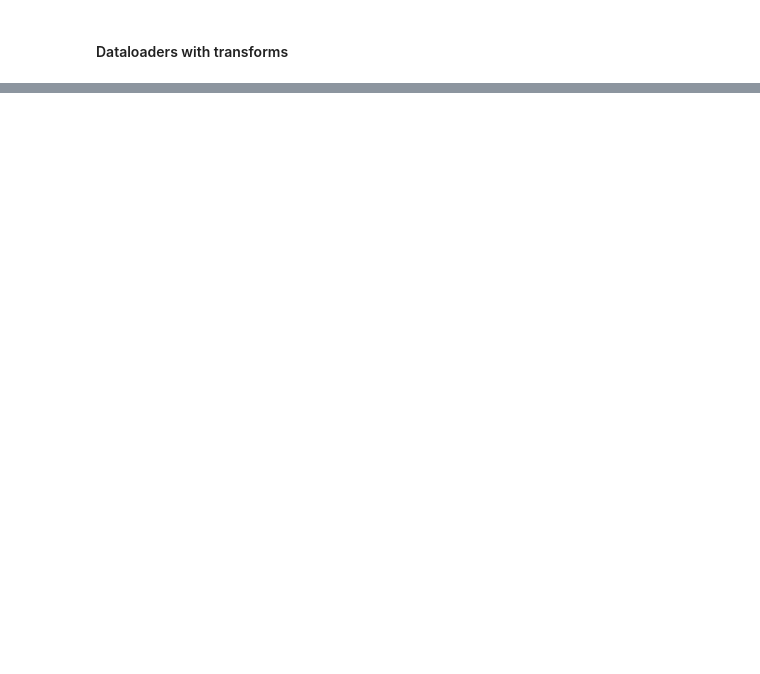
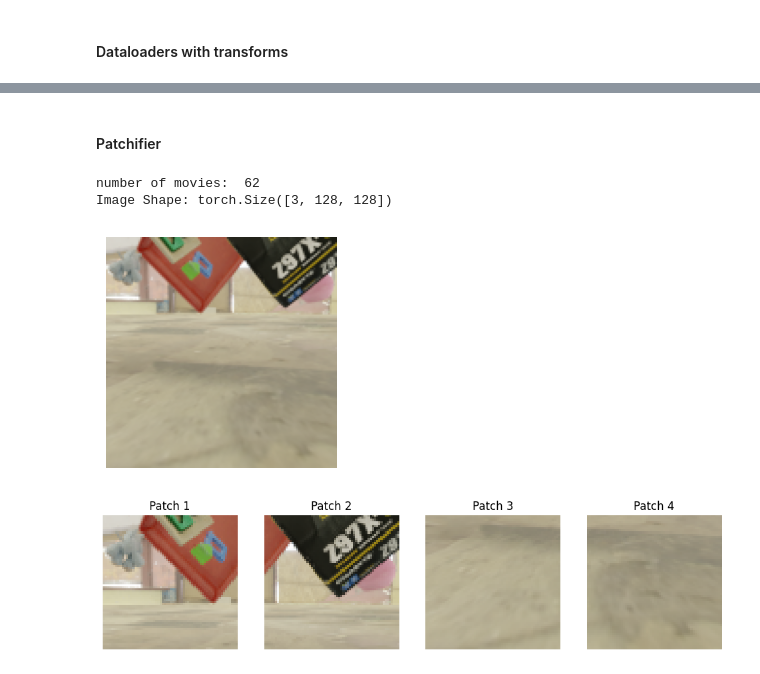
Before and after one commit to MasHBRS/VideoTracker, a Jupyter notebook: src/loader/dataLoader.ipynb, the cells around one changed output, grey strips where cells are left out. Drawn from its saved outputs; the diff is of its cells as text; code cells hidden in the pictures; blank space fills up the shorter version.

```diff
--- a/src/loader/dataLoader.ipynb
+++ b/src/loader/dataLoader.ipynb
@@ -131,0 +163,45 @@ len(video_loader)
+# %% [markdown]
+#### Patchifier
+# %%
+from Dataset_image_based import VideoDataset_ImageBased
+from torch.utils.data import DataLoader
+from models.transformers.attention_mechanism import Patchifier
+
+path='/home/nfs/inf6/data/datasets/MOVi/movi_c/'
+
+original_number_of_frames_per_video=24
+selected_number_of_frames_per_video=10
+video_dataset=VideoDataset_ImageBased(path,split='validation',is_test_dataset=True,original_number_of_frames_per_video=original_number_of_frames_per_video,selected_number_of_frames_per_video=selected_number_of_frames_per_video,halve_dataset=True) # to load validation set
+print("number of movies: ",len(video_dataset))
+video_loader = DataLoader(dataset=video_dataset,
+                            batch_size=60,
+                            shuffle=True)
+
+iterator=iter(video_loader)
+rgbs=next(iterator)
+patchifier=Patchifier(patch_size=64)
+patch_data = patchifier(rgbs)
+
+BATCH_IDX = 1
+
+plt.figure(figsize=(3, 3))
+plt.imshow(rgbs[BATCH_IDX,0].permute(1, 2, 0).byte().numpy())
+print(f"Image Shape: {rgbs[BATCH_IDX,0,:,:].shape}")
+plt.axis("off")
+
+num_patches = patch_data.shape[2] # num_patches = num_patch_H * num_patch_W
+patch_size = patchifier.patch_size # patch_size = 8, this the the H,W of each single patch
+fig, ax = plt.subplots(1, num_patches)
+fig.set_size_inches(3 * num_patches, 3)
+for i in range(num_patches):
+    cur_patch = patch_data[BATCH_IDX,0, i].reshape(3, patch_size, patch_size)
+    ax[i].imshow(cur_patch.permute(1, 2, 0)/255)
+    ax[i].set_title(f"Patch {i+1}")
+    ax[i].axis("off")
+
+plt.show()
+# %% [output]
+number of movies:  62
+Image Shape: torch.Size([3, 128, 128])
+[figure, added]
+[figure, added]
```
Also changed, not shown: parts of 6 cells of this notebook, 17 other files.
